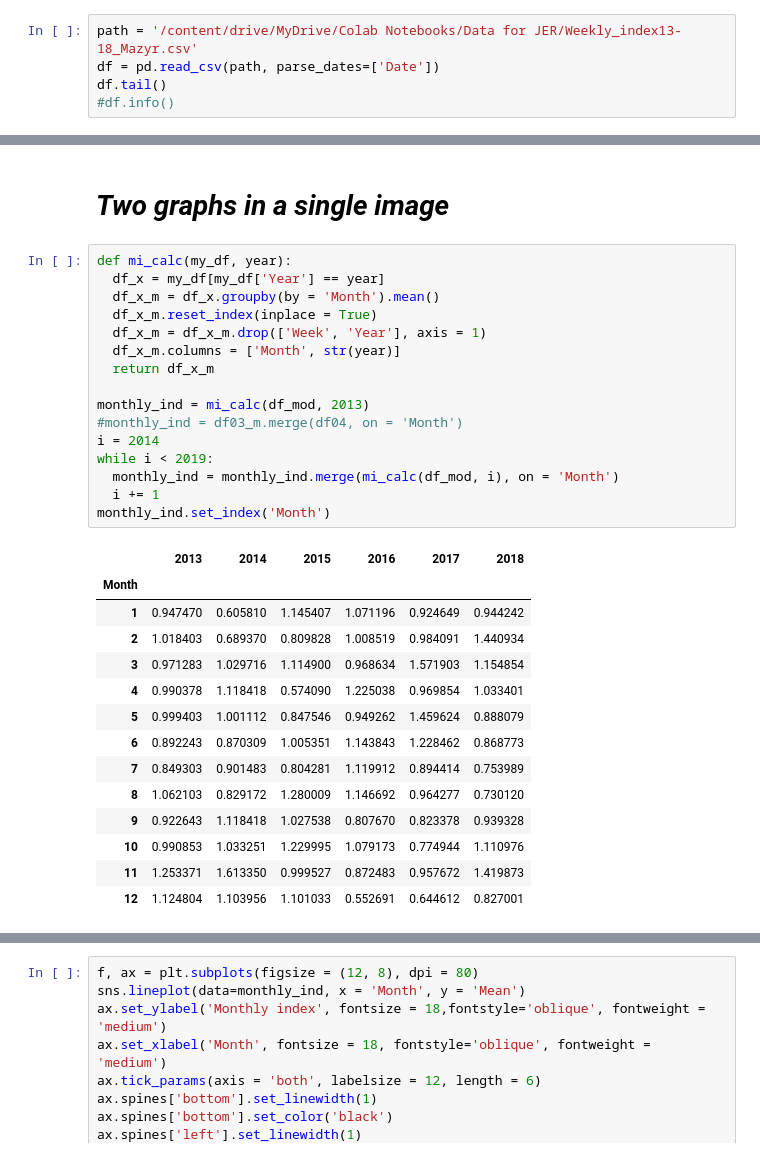
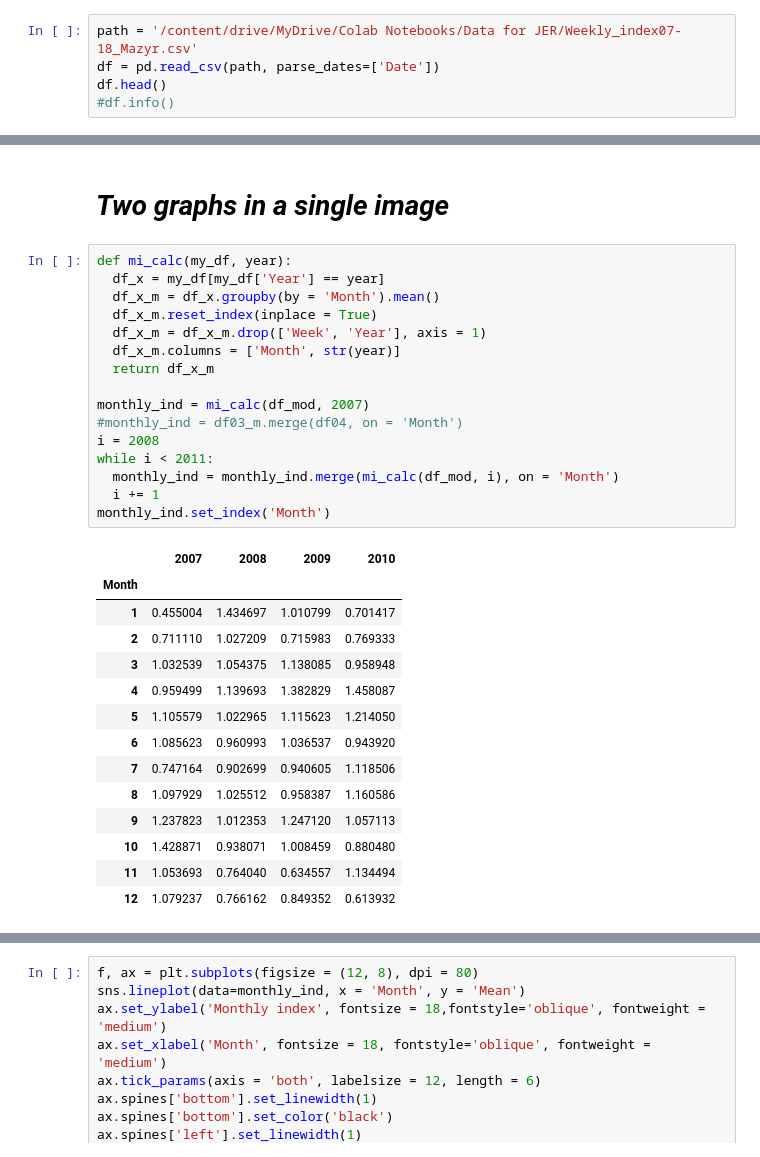
Before and after one commit to ADv0rnik/Data-analysis-for-JER, a Jupyter notebook: Monthly_index_calc_Mazyr.ipynb, the cells around one changed output, grey strips where cells are left out. Saved outputs shown, nothing was run; the diff lists cells and outputs as text.

```diff
--- a/Monthly_index_calc_Mazyr.ipynb
+++ b/Monthly_index_calc_Mazyr.ipynb
@@ -20,9 +20,9 @@ drive.mount('/content/drive')
 # %% [output]
 Drive already mounted at /content/drive; to attempt to forcibly remount, call drive.mount("/content/drive", force_remount=True).
 # %%
-path = '/content/drive/MyDrive/Colab Notebooks/Data for JER/Weekly_index13-18_Mazyr.csv'
+path = '/content/drive/MyDrive/Colab Notebooks/Data for JER/Weekly_index07-18_Mazyr.csv'
 df = pd.read_csv(path, parse_dates=['Date'])
-df.tail()
+df.head()
 #df.info()
 # %% [output]
 |  | Date | Conc | w_i |
@@ -222,31 +217,31 @@ plt.savefig('/content/drive/MyDrive/Colab Notebooks/Data for JER/fig2_M.png')
 # %%
 def mi_calc(my_df, year):
   df_x = my_df[my_df['Year'] == year]
   df_x_m = df_x.groupby(by = 'Month').mean()
   df_x_m.reset_index(inplace = True)
   df_x_m = df_x_m.drop(['Week', 'Year'], axis = 1)
   df_x_m.columns = ['Month', str(year)]
   return df_x_m
 
-monthly_ind = mi_calc(df_mod, 2013)
+monthly_ind = mi_calc(df_mod, 2007)
 #monthly_ind = df03_m.merge(df04, on = 'Month')
-i = 2014
-while i < 2019:
+i = 2008
+while i < 2011:
   monthly_ind = monthly_ind.merge(mi_calc(df_mod, i), on = 'Month')
   i += 1
 monthly_ind.set_index('Month')
 # %% [output]
-|  | 2013 | 2014 | 2015 | 2016 | 2017 | 2018 |
-| Month |  |  |  |  |  |  |
-| 1 | 0.947470 | 0.605810 | 1.145407 | 1.071196 | 0.924649 | 0.944242 |
-| 2 | 1.018403 | 0.689370 | 0.809828 | 1.008519 | 0.984091 | 1.440934 |
-| 3 | 0.971283 | 1.029716 | 1.114900 | 0.968634 | 1.571903 | 1.154854 |
-| 4 | 0.990378 | 1.118418 | 0.574090 | 1.225038 | 0.969854 | 1.033401 |
-| 5 | 0.999403 | 1.001112 | 0.847546 | 0.949262 | 1.459624 | 0.888079 |
-| 6 | 0.892243 | 0.870309 | 1.005351 | 1.143843 | 1.228462 | 0.868773 |
-| 7 | 0.849303 | 0.901483 | 0.804281 | 1.119912 | 0.894414 | 0.753989 |
-| 8 | 1.062103 | 0.829172 | 1.280009 | 1.146692 | 0.964277 | 0.730120 |
-| 9 | 0.922643 | 1.118418 | 1.027538 | 0.807670 | 0.823378 | 0.939328 |
-| 10 | 0.990853 | 1.033251 | 1.229995 | 1.079173 | 0.774944 | 1.110976 |
-| 11 | 1.253371 | 1.613350 | 0.999527 | 0.872483 | 0.957672 | 1.419873 |
-| 12 | 1.124804 | 1.103956 | 1.101033 | 0.552691 | 0.644612 | 0.827001 |
+|  | 2007 | 2008 | 2009 | 2010 |
+| Month |  |  |  |  |
+| 1 | 0.455004 | 1.434697 | 1.010799 | 0.701417 |
+| 2 | 0.711110 | 1.027209 | 0.715983 | 0.769333 |
+| 3 | 1.032539 | 1.054375 | 1.138085 | 0.958948 |
+| 4 | 0.959499 | 1.139693 | 1.382829 | 1.458087 |
+| 5 | 1.105579 | 1.022965 | 1.115623 | 1.214050 |
+| 6 | 1.085623 | 0.960993 | 1.036537 | 0.943920 |
+| 7 | 0.747164 | 0.902699 | 0.940605 | 1.118506 |
+| 8 | 1.097929 | 1.025512 | 0.958387 | 1.160586 |
+| 9 | 1.237823 | 1.012353 | 1.247120 | 1.057113 |
+| 10 | 1.428871 | 0.938071 | 1.008459 | 0.880480 |
+| 11 | 1.053693 | 0.764040 | 0.634557 | 1.134494 |
+| 12 | 1.079237 | 0.766162 | 0.849352 | 0.613932 |
```
Also changed, not shown: parts of 12 cells of this notebook.
